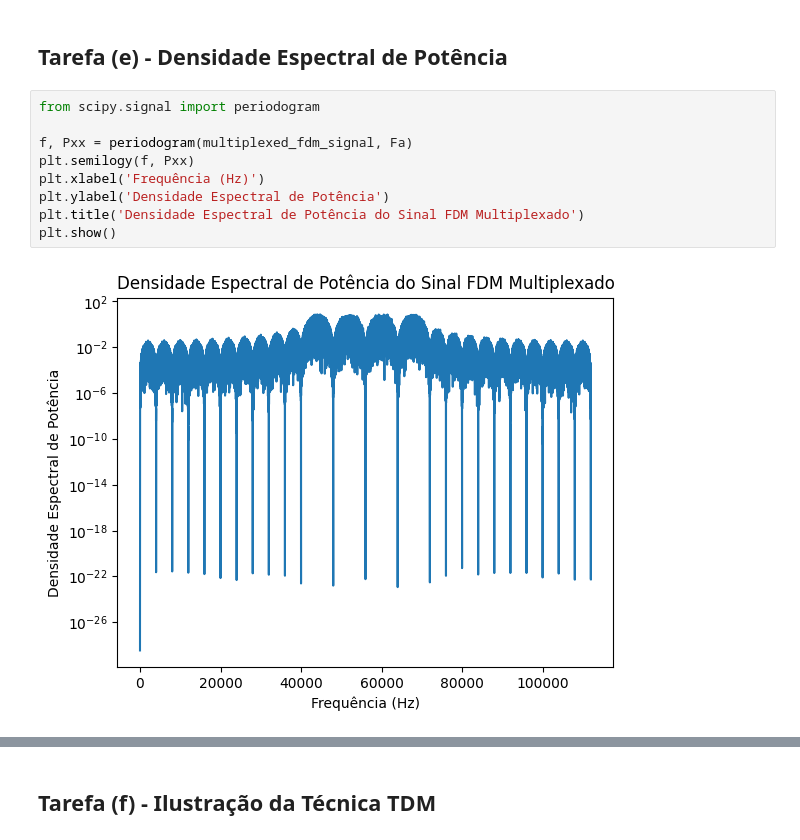
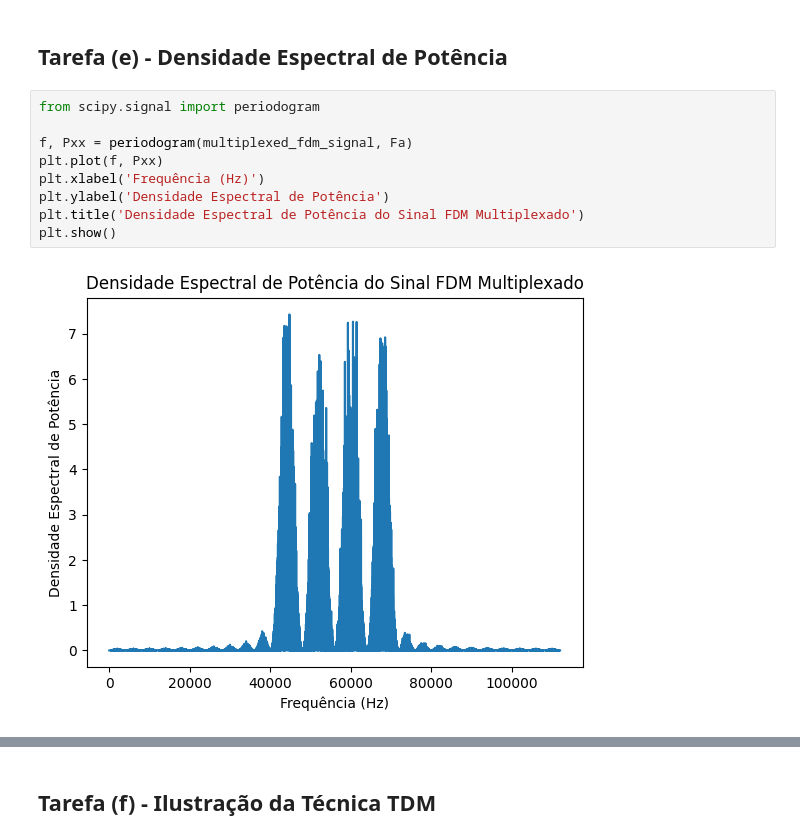
Before and after one commit to vini-fda/EET51_Lab4, a Jupyter notebook: lab4.ipynb, the cells around one changed output, grey strips where cells are left out. Drawn from its saved outputs; the diff is of its cells as text.

Commit message:
refactor: graphs added; passing band TDM plot

```diff
--- a/lab4.ipynb
+++ b/lab4.ipynb
@@ -93,11 +94,11 @@ plt.show()
 # %%
 from scipy.signal import periodogram
 
 f, Pxx = periodogram(multiplexed_fdm_signal, Fa)
-plt.semilogy(f, Pxx)
+plt.plot(f, Pxx)
 plt.xlabel('Frequência (Hz)')
 plt.ylabel('Densidade Espectral de Potência')
 plt.title('Densidade Espectral de Potência do Sinal FDM Multiplexado')
 plt.show()
 # %% [output]
-[figure, old version]
+[figure, new version]
```
Also changed, not shown: parts of 8 cells of this notebook.
